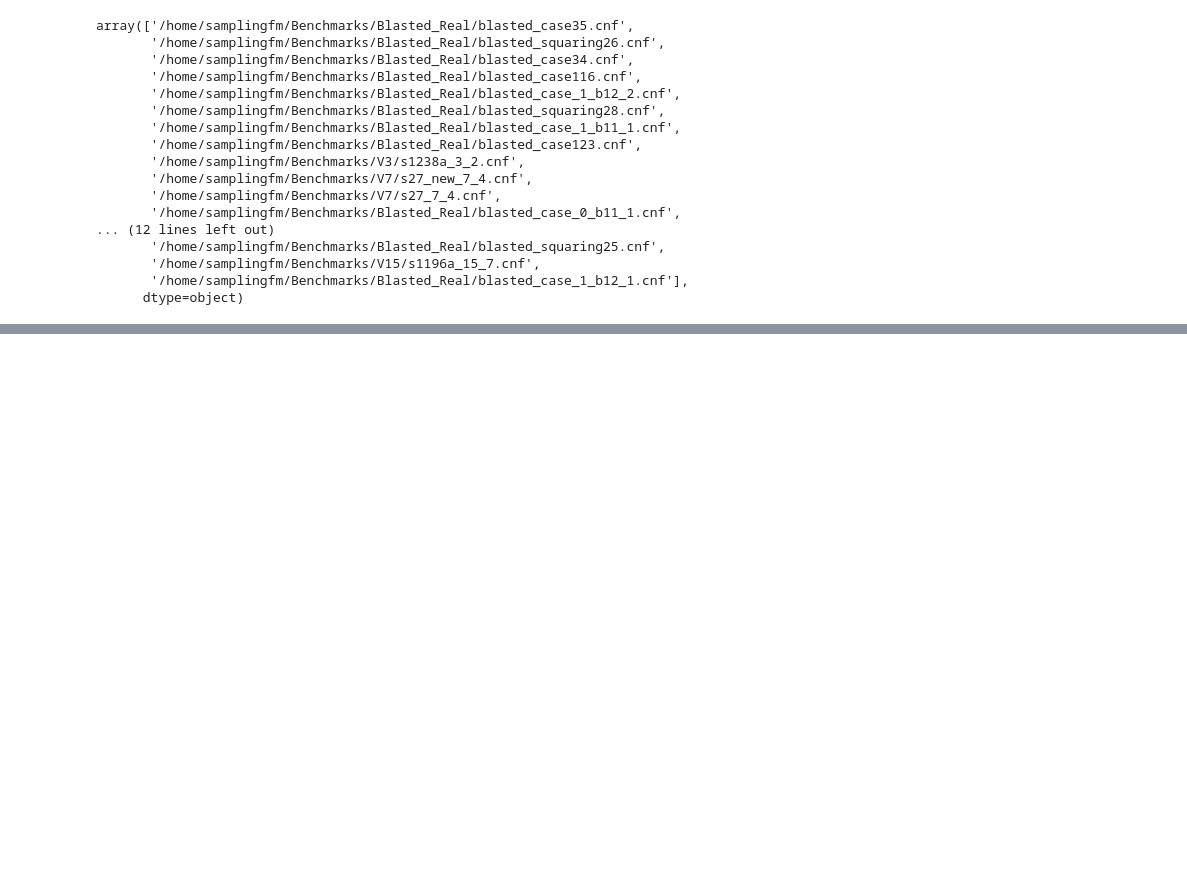
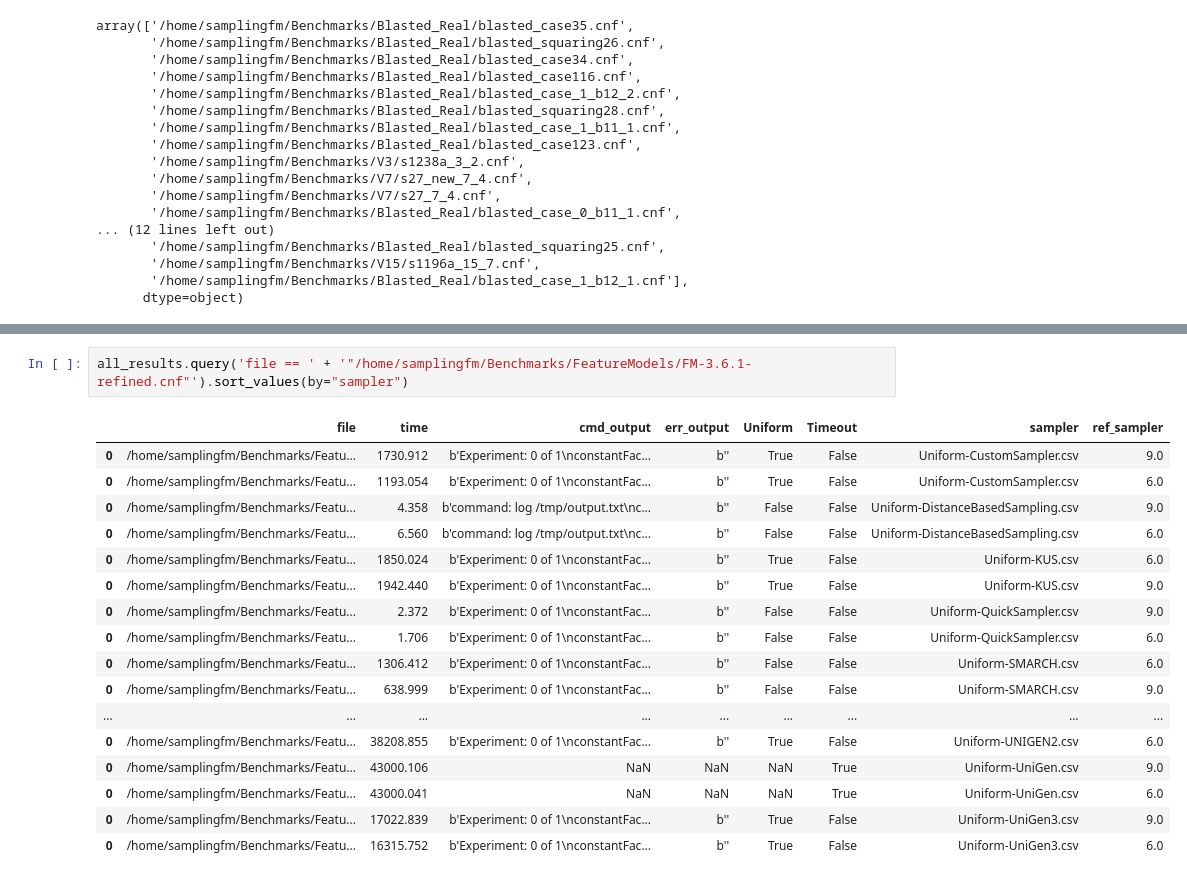
Before and after one commit to FAMILIAR-project/usampling-results, a Jupyter notebook: ResultsAnalysis.ipynb, the cells around one changed output, grey strips where cells are left out. Saved outputs shown, nothing was run; the diff lists cells and outputs as text; blank space fills up the shorter version.

```diff
--- a/ResultsAnalysis.ipynb
+++ b/ResultsAnalysis.ipynb
@@ -204,3 +204,23 @@ all_results.query('ref_sampler == ' + str(6))
 | 0 | /home/samplingfm/Benchmarks/Featu... | 16315.752 | b'Experiment: 0 of 1\nconstantFac... | b'' | True | False | Uniform-UniGen3.csv | 6.0 |
 | 0 | /home/samplingfm/Benchmarks/Featu... | 0.807 | b'Experiment: 0 of 1\nconstantFac... | b'Traceback (most recent call las... | NaN | False | Uniform-STS.csv | 6.0 |
 | 0 | /home/samplingfm/Benchmarks/Featu... | 38208.855 | b'Experiment: 0 of 1\nconstantFac... | b'' | True | False | Uniform-UNIGEN2.csv | 6.0 |
+# %%
+all_results.query('file == ' + '"/home/samplingfm/Benchmarks/FeatureModels/FM-3.6.1-refined.cnf"').sort_values(by="sampler")
+# %% [output]
+|  | file | time | cmd_output | err_output | Uniform | Timeout | sampler | ref_sampler |
+| 0 | /home/samplingfm/Benchmarks/Featu... | 1730.912 | b'Experiment: 0 of 1\nconstantFac... | b'' | True | False | Uniform-CustomSampler.csv | 9.0 |
+| 0 | /home/samplingfm/Benchmarks/Featu... | 1193.054 | b'Experiment: 0 of 1\nconstantFac... | b'' | True | False | Uniform-CustomSampler.csv | 6.0 |
+| 0 | /home/samplingfm/Benchmarks/Featu... | 4.358 | b'command: log /tmp/output.txt\nc... | b'' | False | False | Uniform-DistanceBasedSampling.csv | 9.0 |
+| 0 | /home/samplingfm/Benchmarks/Featu... | 6.560 | b'command: log /tmp/output.txt\nc... | b'' | False | False | Uniform-DistanceBasedSampling.csv | 6.0 |
+| 0 | /home/samplingfm/Benchmarks/Featu... | 1850.024 | b'Experiment: 0 of 1\nconstantFac... | b'' | True | False | Uniform-KUS.csv | 6.0 |
+| 0 | /home/samplingfm/Benchmarks/Featu... | 1942.440 | b'Experiment: 0 of 1\nconstantFac... | b'' | True | False | Uniform-KUS.csv | 9.0 |
+| 0 | /home/samplingfm/Benchmarks/Featu... | 2.372 | b'Experiment: 0 of 1\nconstantFac... | b'' | False | False | Uniform-QuickSampler.csv | 9.0 |
+| 0 | /home/samplingfm/Benchmarks/Featu... | 1.706 | b'Experiment: 0 of 1\nconstantFac... | b'' | False | False | Uniform-QuickSampler.csv | 6.0 |
+| 0 | /home/samplingfm/Benchmarks/Featu... | 1306.412 | b'Experiment: 0 of 1\nconstantFac... | b'' | False | False | Uniform-SMARCH.csv | 6.0 |
+| 0 | /home/samplingfm/Benchmarks/Featu... | 638.999 | b'Experiment: 0 of 1\nconstantFac... | b'' | False | False | Uniform-SMARCH.csv | 9.0 |
+| ... | ... | ... | ... | ... | ... | ... | ... | ... |
+| 0 | /home/samplingfm/Benchmarks/Featu... | 38208.855 | b'Experiment: 0 of 1\nconstantFac... | b'' | True | False | Uniform-UNIGEN2.csv | 6.0 |
+| 0 | /home/samplingfm/Benchmarks/Featu... | 43000.106 | NaN | NaN | NaN | True | Uniform-UniGen.csv | 9.0 |
+| 0 | /home/samplingfm/Benchmarks/Featu... | 43000.041 | NaN | NaN | NaN | True | Uniform-UniGen.csv | 6.0 |
+| 0 | /home/samplingfm/Benchmarks/Featu... | 17022.839 | b'Experiment: 0 of 1\nconstantFac... | b'' | True | False | Uniform-UniGen3.csv | 9.0 |
+| 0 | /home/samplingfm/Benchmarks/Featu... | 16315.752 | b'Experiment: 0 of 1\nconstantFac... | b'' | True | False | Uniform-UniGen3.csv | 6.0 |
```
